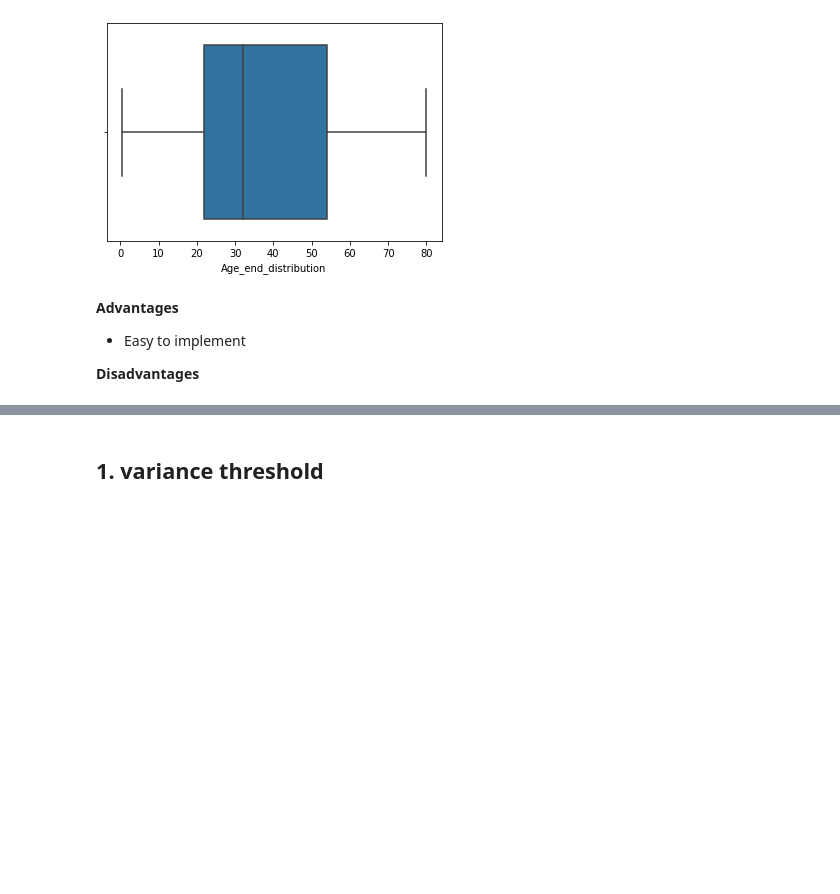
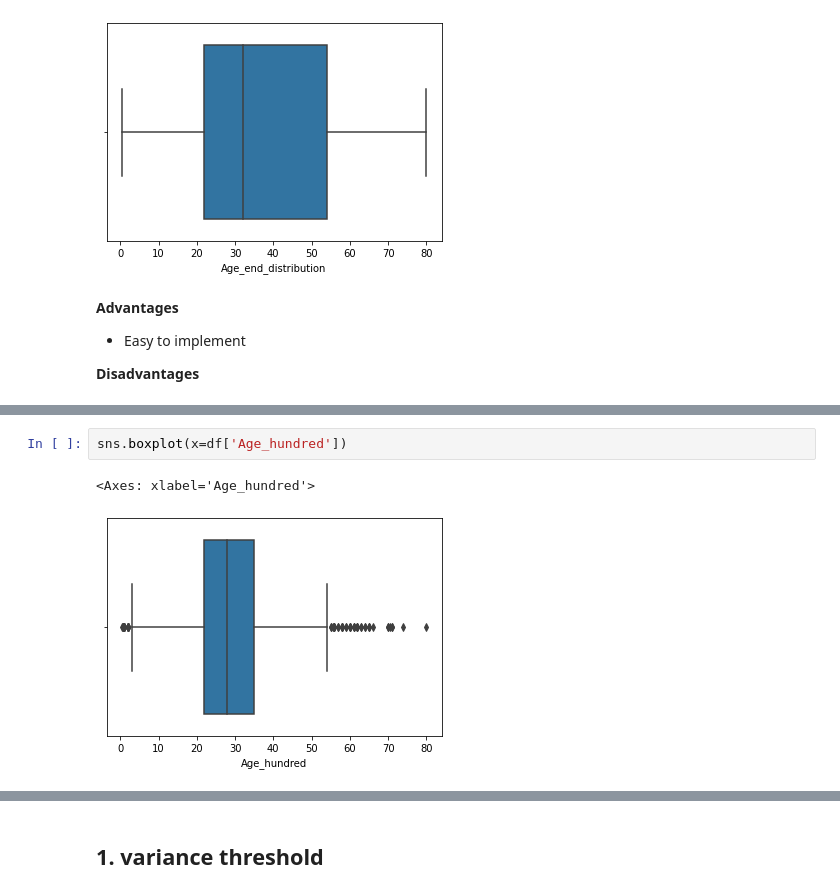
Before and after one commit to bele99/Data-Science-Project, a Jupyter notebook: Feature_Selection.ipynb, the cells around one changed output, grey strips where cells are left out. Saved outputs shown, nothing was run; the diff lists cells and outputs as text; blank space fills up the shorter version.

```diff
--- a/Feature_Selection.ipynb
+++ b/Feature_Selection.ipynb
@@ -232,0 +248,5 @@ sns.boxplot(x=df['Age_end_distribution'])
+# %%
+sns.boxplot(x=df['Age_hundred'])
+# %% [output]
+<Axes: xlabel='Age_hundred'>
+[figure, added]
```
Also changed, not shown: parts of 38 cells of this notebook.
